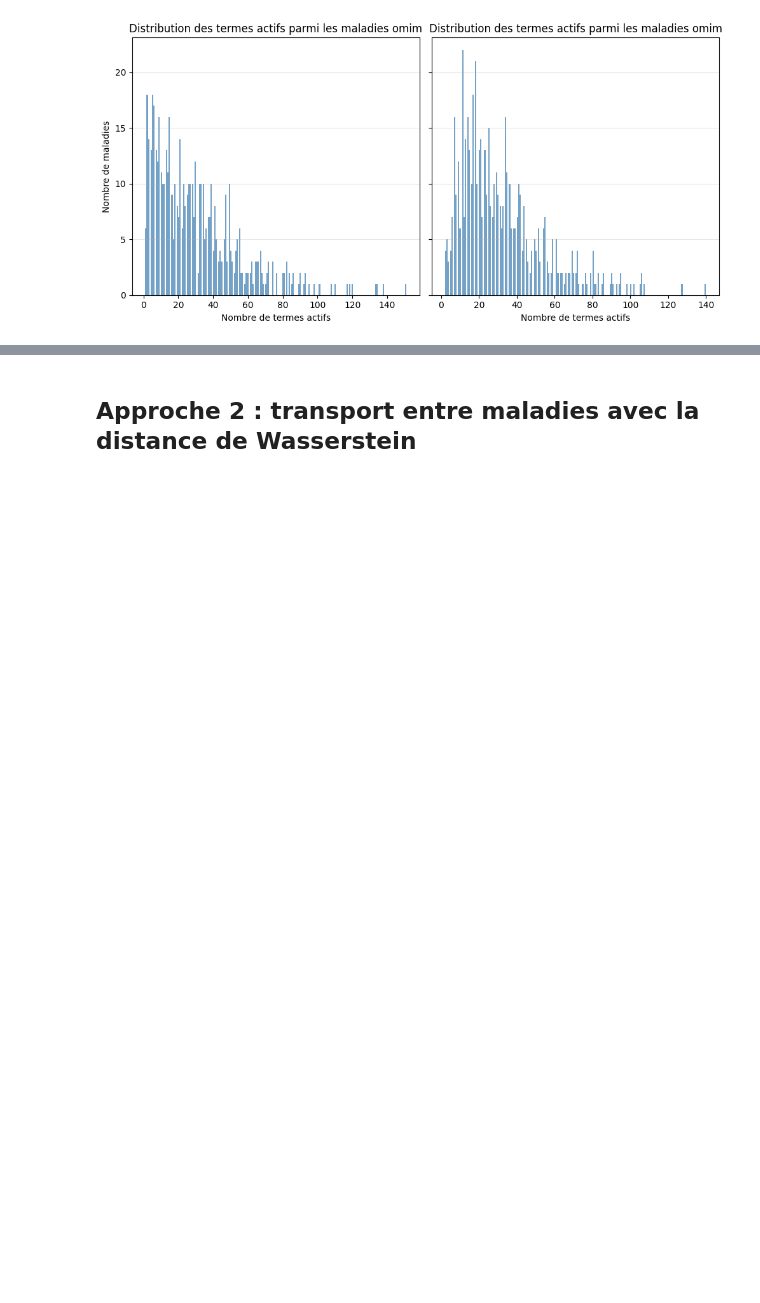
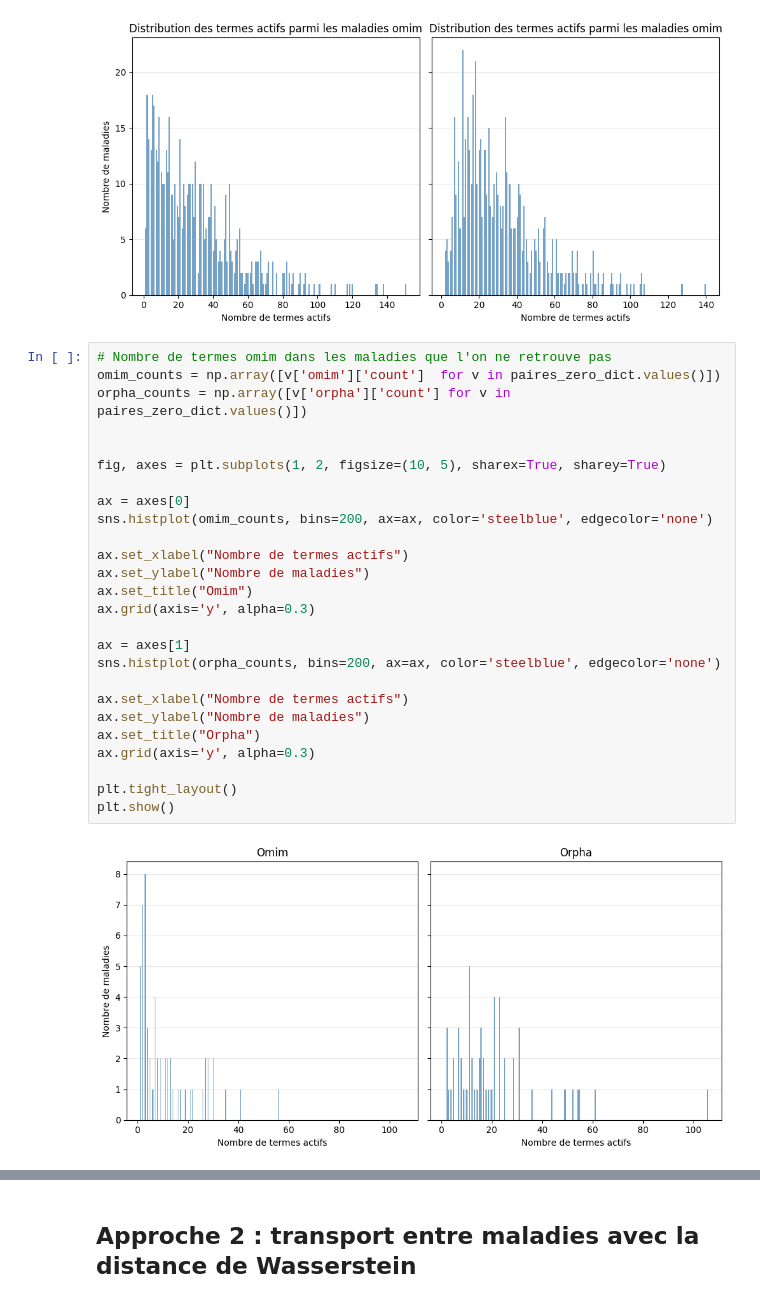
Before and after one commit to averniere/OT_simulation_maladies, a Jupyter notebook: Embeddings/test.ipynb, the cells around one changed output, grey strips where cells are left out. Drawn from its saved outputs; the diff is of its cells as text; blank space fills up the shorter version.

Commit message:
termes en commun

```diff
--- a/Embeddings/test.ipynb
+++ b/Embeddings/test.ipynb
@@ -1668,3 +1730,31 @@ plt.tight_layout()
 plt.show()
 # %% [output]
 [figure]
+# %%
+# Nombre de termes omim dans les maladies que l'on ne retrouve pas
+omim_counts = np.array([v['omim']['count']  for v in paires_zero_dict.values()])
+orpha_counts = np.array([v['orpha']['count'] for v in paires_zero_dict.values()])
+
+
+fig, axes = plt.subplots(1, 2, figsize=(10, 5), sharex=True, sharey=True)
+
+ax = axes[0]
+sns.histplot(omim_counts, bins=200, ax=ax, color='steelblue', edgecolor='none')
+
+ax.set_xlabel("Nombre de termes actifs")
+ax.set_ylabel("Nombre de maladies")
+ax.set_title("Omim")
+ax.grid(axis='y', alpha=0.3)
+
+ax = axes[1]
+sns.histplot(orpha_counts, bins=200, ax=ax, color='steelblue', edgecolor='none')
+
+ax.set_xlabel("Nombre de termes actifs")
+ax.set_ylabel("Nombre de maladies")
+ax.set_title("Orpha")
+ax.grid(axis='y', alpha=0.3)
+
+plt.tight_layout()
+plt.show()
+# %% [output]
+[figure, added]
```
Also changed, not shown: parts of 8 cells of this notebook.
